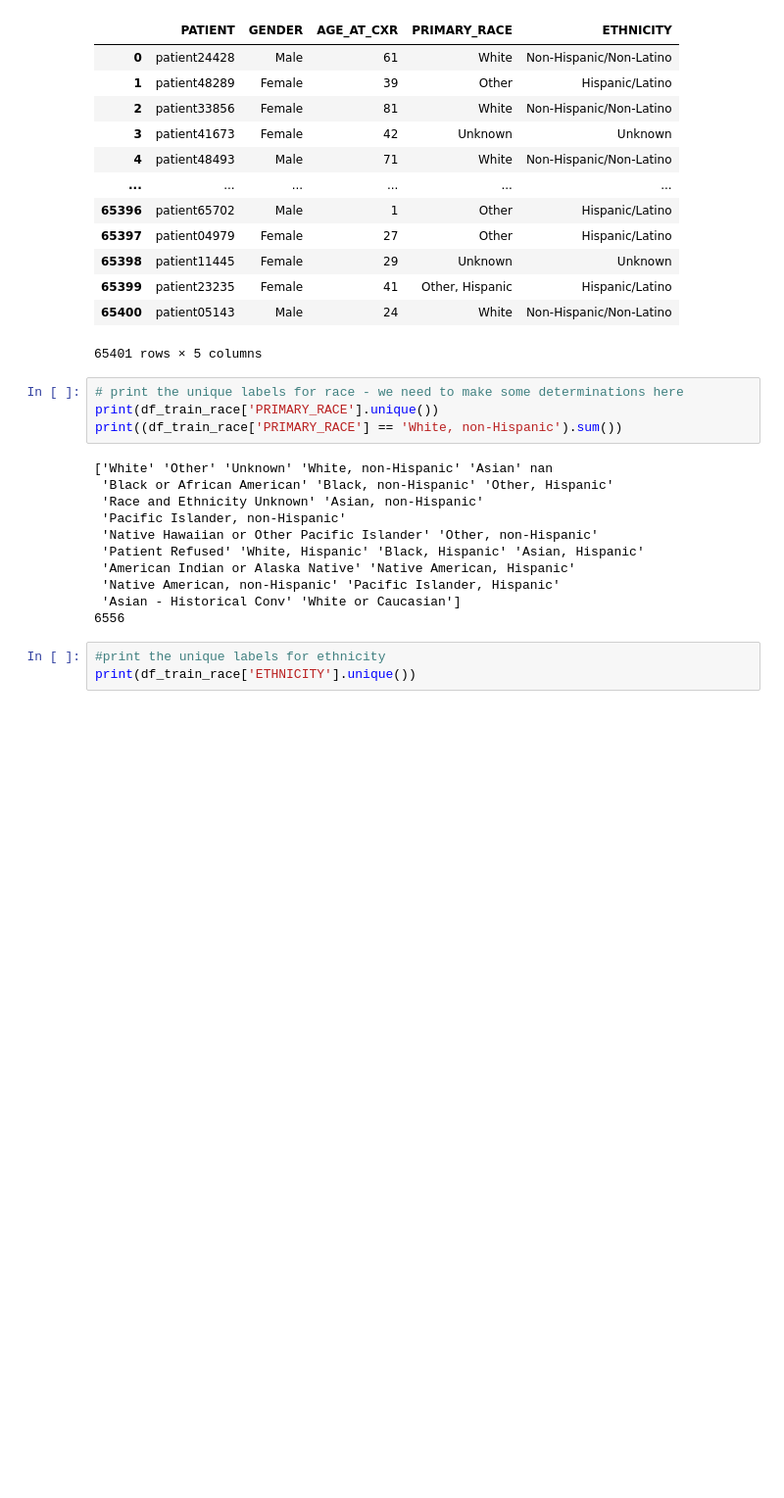
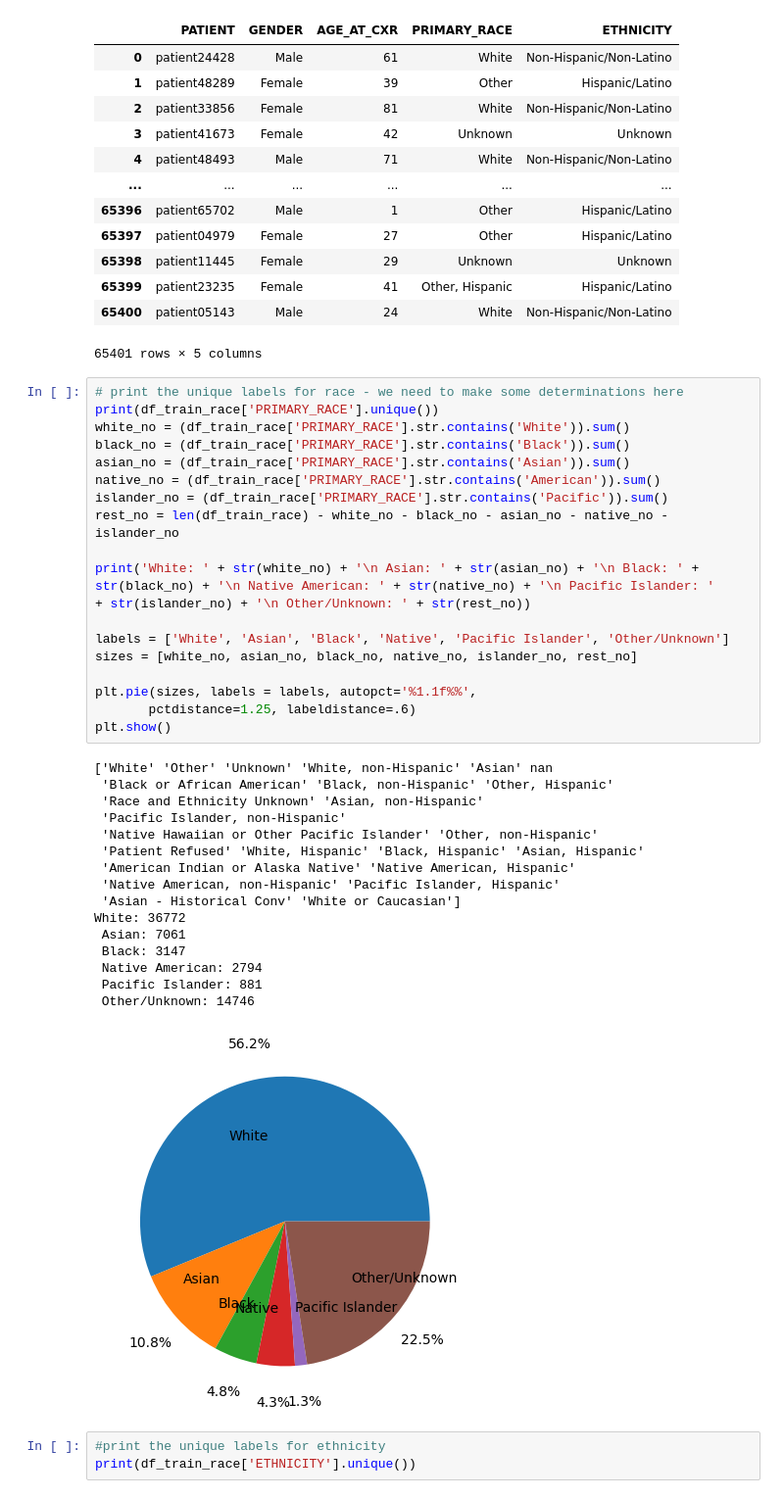
Before and after one commit to kennyerss/csci451-project, a Jupyter notebook: code/CS451.ipynb, the cells around one changed output. Shown: that part at 98% size. Cells and saved outputs as stored; diff of their text form; blank space fills up the shorter version.

```diff
--- a/code/CS451.ipynb
+++ b/code/CS451.ipynb
@@ -98,21 +95,42 @@ df_train_race
 | 65399 | patient23235 | Female | 41 | Other, Hispanic | Hispanic/Latino |
 | 65400 | patient05143 | Male | 24 | White | Non-Hispanic/Non-Latino |
 65401 rows × 5 columns
-# %%
-# print the unique labels for race - we need to make some determinations here
-print(df_train_race['PRIMARY_RACE'].unique())
-print((df_train_race['PRIMARY_RACE'] == 'White, non-Hispanic').sum())
-# %% [output]
-['White' 'Other' 'Unknown' 'White, non-Hispanic' 'Asian' nan
- 'Black or African American' 'Black, non-Hispanic' 'Other, Hispanic'
- 'Race and Ethnicity Unknown' 'Asian, non-Hispanic'
- 'Pacific Islander, non-Hispanic'
- 'Native Hawaiian or Other Pacific Islander' 'Other, non-Hispanic'
- 'Patient Refused' 'White, Hispanic' 'Black, Hispanic' 'Asian, Hispanic'
- 'American Indian or Alaska Native' 'Native American, Hispanic'
- 'Native American, non-Hispanic' 'Pacific Islander, Hispanic'
- 'Asian - Historical Conv' 'White or Caucasian']
-6556
+# %%
+# print the unique labels for race - we need to make some determinations here
+print(df_train_race['PRIMARY_RACE'].unique())
+white_no = (df_train_race['PRIMARY_RACE'].str.contains('White')).sum()
+black_no = (df_train_race['PRIMARY_RACE'].str.contains('Black')).sum()
+asian_no = (df_train_race['PRIMARY_RACE'].str.contains('Asian')).sum()
+native_no = (df_train_race['PRIMARY_RACE'].str.contains('American')).sum()
+islander_no = (df_train_race['PRIMARY_RACE'].str.contains('Pacific')).sum()
+rest_no = len(df_train_race) - white_no - black_no - asian_no - native_no - islander_no
+
+print('White: ' + str(white_no) + '\n Asian: ' + str(asian_no) + '\n Black: ' + str(black_no) + '\n Native American: ' + str(native_no) + '\n Pacific Islander: '
++ str(islander_no) + '\n Other/Unknown: ' + str(rest_no))
+
+labels = ['White', 'Asian', 'Black', 'Native', 'Pacific Islander', 'Other/Unknown']
+sizes = [white_no, asian_no, black_no, native_no, islander_no, rest_no]
+
+plt.pie(sizes, labels = labels, autopct='%1.1f%%',
+       pctdistance=1.25, labeldistance=.6)
+plt.show()
+# %% [output]
+['White' 'Other' 'Unknown' 'White, non-Hispanic' 'Asian' nan
+ 'Black or African American' 'Black, non-Hispanic' 'Other, Hispanic'
+ 'Race and Ethnicity Unknown' 'Asian, non-Hispanic'
+ 'Pacific Islander, non-Hispanic'
+ 'Native Hawaiian or Other Pacific Islander' 'Other, non-Hispanic'
+ 'Patient Refused' 'White, Hispanic' 'Black, Hispanic' 'Asian, Hispanic'
+ 'American Indian or Alaska Native' 'Native American, Hispanic'
+ 'Native American, non-Hispanic' 'Pacific Islander, Hispanic'
+ 'Asian - Historical Conv' 'White or Caucasian']
+White: 36772
+ Asian: 7061
+ Black: 3147
+ Native American: 2794
+ Pacific Islander: 881
+ Other/Unknown: 14746
+[figure, added]
 # %%
 #print the unique labels for ethnicity
 print(df_train_race['ETHNICITY'].unique())
```
Also changed, not shown: parts of 27 cells of this notebook.
